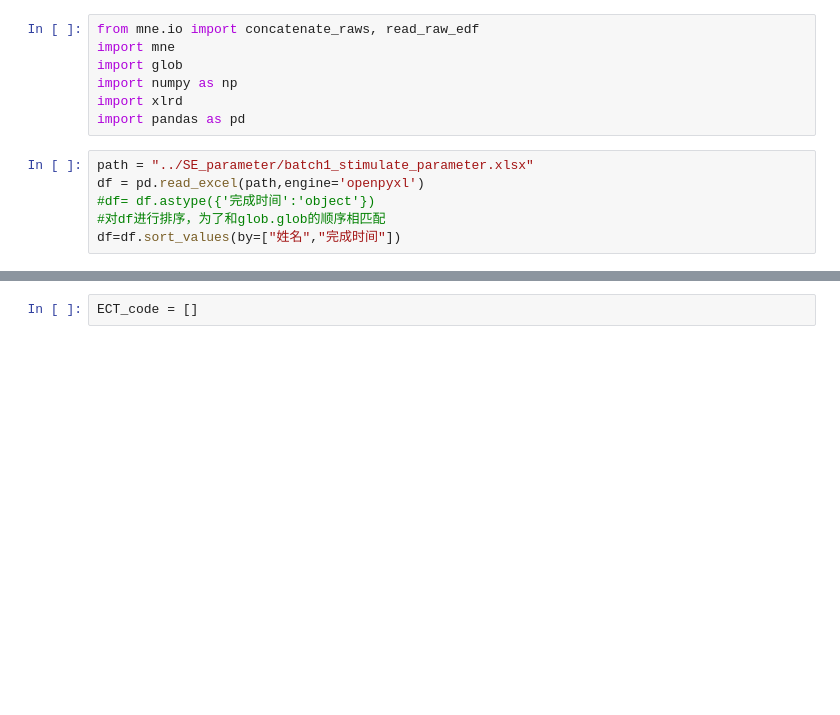
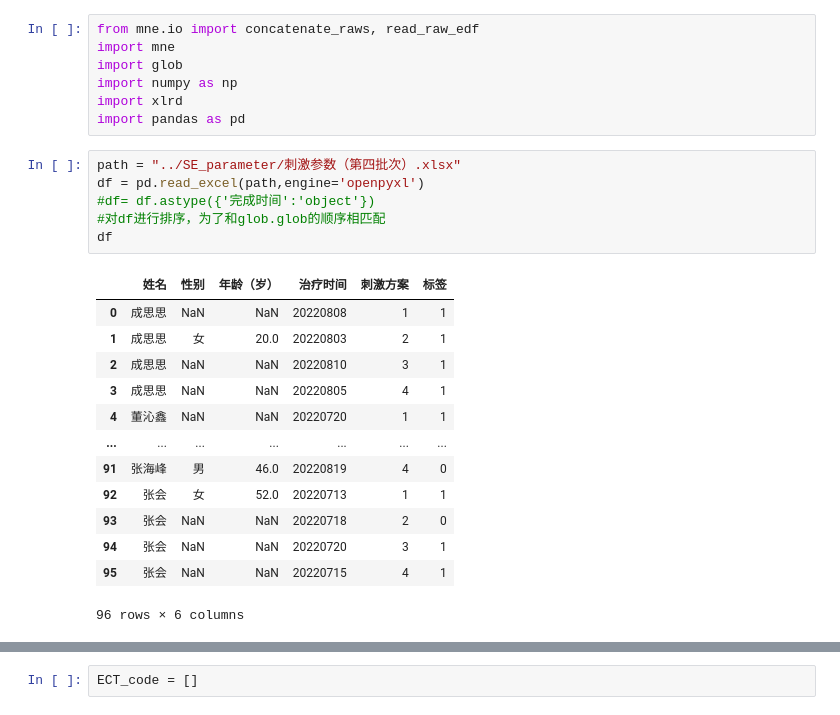
Before and after one commit to zhengyuntao123/EEGprocess, a Jupyter notebook: work_file/SE_get_person.ipynb, the cells around one changed output, grey strips where cells are left out. Saved outputs shown, nothing was run; the diff lists cells and outputs as text; blank space fills up the shorter version.

```diff
--- a/work_file/SE_get_person.ipynb
+++ b/work_file/SE_get_person.ipynb
@@ -6,8 +6,22 @@ import numpy as np
 import xlrd
 import pandas as pd
 # %%
-path = "../SE_parameter/batch1_stimulate_parameter.xlsx"
+path = "../SE_parameter/刺激参数（第四批次）.xlsx"
 df = pd.read_excel(path,engine='openpyxl')
 #df= df.astype({'完成时间':'object'})
 #对df进行排序，为了和glob.glob的顺序相匹配
-df=df.sort_values(by=["姓名","完成时间"])
+df
+# %% [output]
+|  | 姓名 | 性别 | 年龄（岁） | 治疗时间 | 刺激方案 | 标签 |
+| 0 | 成思思 | NaN | NaN | 20220808 | 1 | 1 |
+| 1 | 成思思 | 女 | 20.0 | 20220803 | 2 | 1 |
+| 2 | 成思思 | NaN | NaN | 20220810 | 3 | 1 |
+| 3 | 成思思 | NaN | NaN | 20220805 | 4 | 1 |
+| 4 | 董沁鑫 | NaN | NaN | 20220720 | 1 | 1 |
+| ... | ... | ... | ... | ... | ... | ... |
+| 91 | 张海峰 | 男 | 46.0 | 20220819 | 4 | 0 |
+| 92 | 张会 | 女 | 52.0 | 20220713 | 1 | 1 |
+| 93 | 张会 | NaN | NaN | 20220718 | 2 | 0 |
+| 94 | 张会 | NaN | NaN | 20220720 | 3 | 1 |
+| 95 | 张会 | NaN | NaN | 20220715 | 4 | 1 |
+96 rows × 6 columns
```
Also changed, not shown: parts of 36 cells of this notebook, 5 other files.
